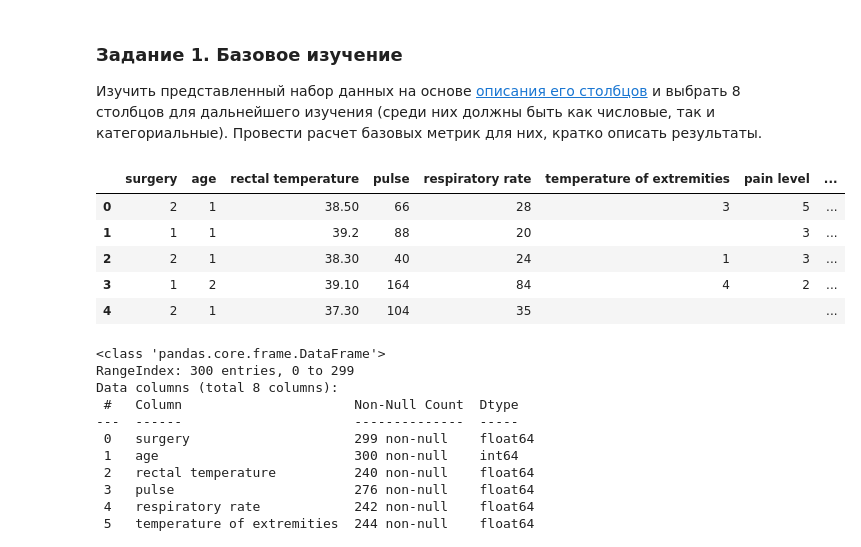
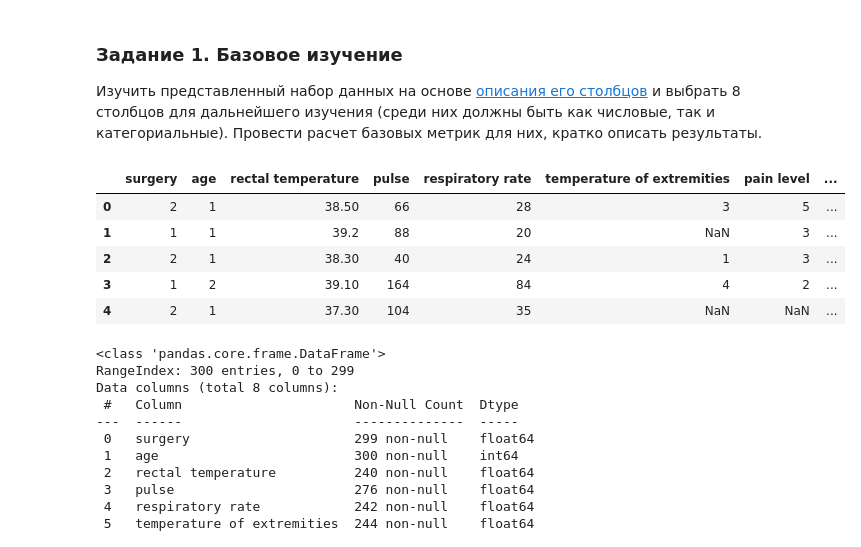
Before and after one commit to iamdenizzz/pyda-10, a Jupyter notebook: 22/stat_basics.ipynb, the cells around one changed output. Drawn from its saved outputs; the diff is of its cells as text; code cells hidden in the pictures.

```diff
--- a/22/stat_basics.ipynb
+++ b/22/stat_basics.ipynb
@@ -33,23 +34,23 @@ data.head()
 # %%
 # Возьмем в работу столбцы: "операция", "возраст", "ректальная температура", "пульс", "частота дыхания",
 # "температура конечностей", "уровень боли", "результат"
 
 values = ['surgery', 'age', 'rectal temperature', 'pulse', 'respiratory rate', 'temperature of extremities',\
            'pain level', 'outcome']
-data = data[values].replace({'?': ''}) # Убираем некорректные символы
+
+data = data[values].replace({'?': np.nan}) # Убираем некорректные символы
 
 # Также в поле age присутствует ошибка, т.к. возможны 2 значения: 1 и 2, а здесь мы видим 1 и 9
-# поэтому заменим 9 на 2
-data['age'] = data['age'].replace({9: 2})
+data['age'] = data['age'].replace({9: 2}) # поэтому заменим 9 на 2
 
 data.head()
 # %% [output]
 |  | surgery | age | rectal temperature | pulse | respiratory rate | temperature of extremities | pain level | ... |
 | 0 | 2 | 1 | 38.50 | 66 | 28 | 3 | 5 | ... |
-| 1 | 1 | 1 | 39.2 | 88 | 20 |  | 3 | ... |
+| 1 | 1 | 1 | 39.2 | 88 | 20 | NaN | 3 | ... |
 | 2 | 2 | 1 | 38.30 | 40 | 24 | 1 | 3 | ... |
 | 3 | 1 | 2 | 39.10 | 164 | 84 | 4 | 2 | ... |
-| 4 | 2 | 1 | 37.30 | 104 | 35 |  |  | ... |
+| 4 | 2 | 1 | 37.30 | 104 | 35 | NaN | NaN | ... |
 # %%
 # Приведем все данные к нужным нам форматам
 
```
Also changed, not shown: parts of 3 cells of this notebook.
